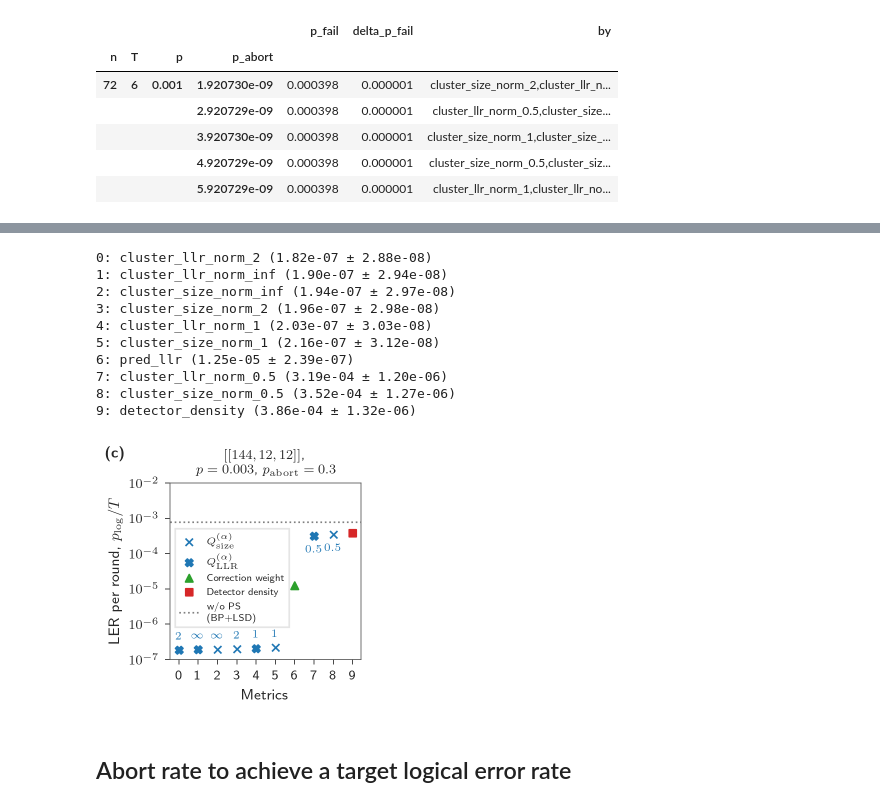
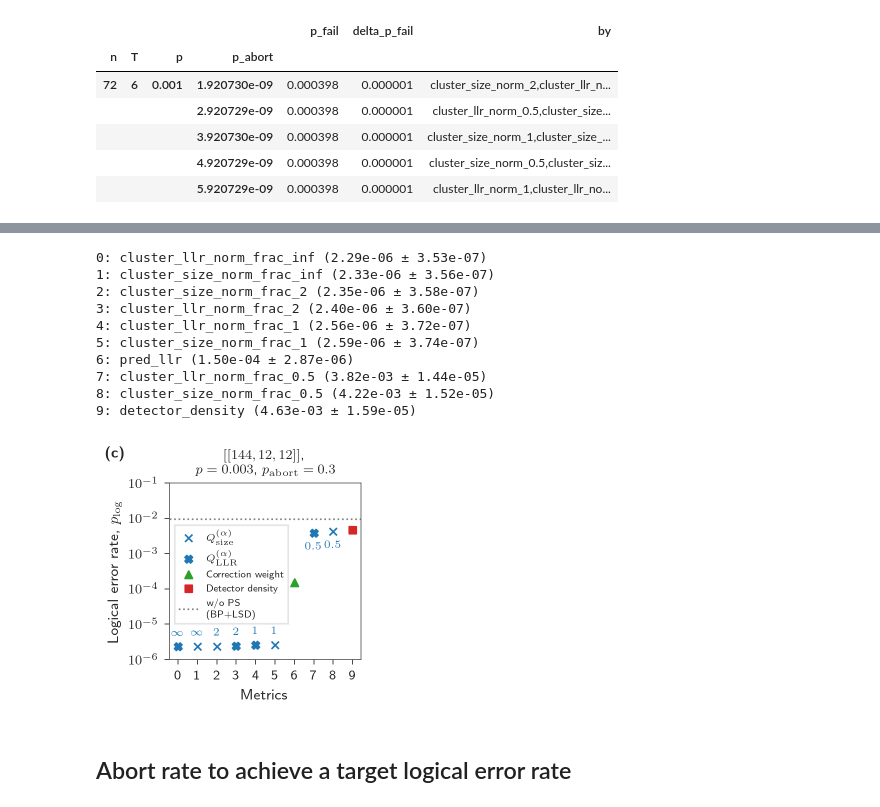
Before and after one commit to seokhyung-lee/ldpc-post-selection, a Jupyter notebook: simulations/analysis/notebooks/bb_code_analysis.ipynb, the cells around one changed output, grey strips where cells are left out. Cells and saved outputs as stored; diff of their text form; code cells hidden in the pictures.

```diff
--- a/simulations/analysis/notebooks/bb_code_analysis.ipynb
+++ b/simulations/analysis/notebooks/bb_code_analysis.ipynb
@@ -320,8 +345,8 @@ for by in ordered_keys:
 
     df_ps = df_ps.sort_values(by=p_abort_col)
     p_abort = df_ps[p_abort_col].values
-    p_fail = df_ps[p_fail_col].values / T
-    delta_p_fail = df_ps[delta_p_fail_col].values / T
+    p_fail = df_ps[p_fail_col].values
+    delta_p_fail = df_ps[delta_p_fail_col].values
     data_plots[by] = (p_abort, p_fail, delta_p_fail)
 # %%
 target = 0.3
@@ -339,7 +364,7 @@ by_to_exclude = [
 for by, (p_abort, p_fail, delta_p_fail) in data_plots.items():
     if by in by_to_exclude:
         continue
-    if "norm_gap" in by:
+    if "norm" in by and "frac" not in by:
         continue
     ind = np.where(p_abort <= target)[0]
     if len(ind):
@@ -443,9 +468,7 @@ for i, by in enumerate(by_sorted):
         legend_handles.append((group, handle))
         legend_labels.append((group, group_label))
 
-pfail_org = (
-    df_ps_dict["cluster_llr_norm_1"].loc[idx[n, T, p, :], "p_fail"].values[-1] / T
-)
+pfail_org = df_ps_dict["cluster_llr_norm_1"].loc[idx[n, T, p, :], "p_fail"].values[-1]
 
 line = ax.axhline(pfail_org, color="grey", linestyle=":", label="BP+LSD")
 
@@ -458,48 +481,48 @@ legend_handles.append((999, line))  # Use high number to put at end
 legend_labels.append((999, "w/o PS\n(BP+LSD)"))
 
 ax.set_title(
     rf"$[[144, 12, 12]]$," + "\n" + rf"$p = {p}$, $p_\mathrm{{abort}} = {target}$",
     fontsize=8,
 )
 ax.set_xticks(np.arange(len(by_sorted)))
 ax.set_xticklabels(np.arange(len(by_sorted)))
 ax.set_xlabel("Metrics")
-ax.set_ylabel(r"LER per round, $p_\mathrm{log} / T$")
+ax.set_ylabel(r"Logical error rate, $p_\mathrm{log}$")
 ax.set_yscale("log")
-ax.set_ylim(1e-7, 1e-2)
-ax.set_yticks(10.0 ** np.arange(-7, -1, 1))
+ax.set_ylim(1e-6, 1e-1)
+ax.set_yticks(10.0 ** np.arange(-6, 0, 1))
 
 ax.legend(
     [h[1] for h in legend_handles],
     [l[1] for l in legend_labels],
     loc="upper left",
-    bbox_to_anchor=(0, 0.77),
+    bbox_to_anchor=(0, 0.79),
     fontsize=6,
 )
 
 
 fig.text(
     0,
     1,
     r"\textbf{(c)}",
     in_layout=False,
     transform=fig.transFigure,
     verticalalignment="top",
 )
 
 plt.savefig("overleaf_figs/bb_code_metric_comparison.pdf")
 # %% [output]
-0: cluster_llr_norm_2 (1.82e-07 ± 2.88e-08)
-1: cluster_llr_norm_inf (1.90e-07 ± 2.94e-08)
-2: cluster_size_norm_inf (1.94e-07 ± 2.97e-08)
-3: cluster_size_norm_2 (1.96e-07 ± 2.98e-08)
-4: cluster_llr_norm_1 (2.03e-07 ± 3.03e-08)
-5: cluster_size_norm_1 (2.16e-07 ± 3.12e-08)
-6: pred_llr (1.25e-05 ± 2.39e-07)
-7: cluster_llr_norm_0.5 (3.19e-04 ± 1.20e-06)
-8: cluster_size_norm_0.5 (3.52e-04 ± 1.27e-06)
-9: detector_density (3.86e-04 ± 1.32e-06)
+0: cluster_llr_norm_frac_inf (2.29e-06 ± 3.53e-07)
+1: cluster_size_norm_frac_inf (2.33e-06 ± 3.56e-07)
+2: cluster_size_norm_frac_2 (2.35e-06 ± 3.58e-07)
+3: cluster_llr_norm_frac_2 (2.40e-06 ± 3.60e-07)
+4: cluster_llr_norm_frac_1 (2.56e-06 ± 3.72e-07)
+5: cluster_size_norm_frac_1 (2.59e-06 ± 3.74e-07)
+6: pred_llr (1.50e-04 ± 2.87e-06)
+7: cluster_llr_norm_frac_0.5 (3.82e-03 ± 1.44e-05)
+8: cluster_size_norm_frac_0.5 (4.22e-03 ± 1.52e-05)
+9: detector_density (4.63e-03 ± 1.59e-05)
-[figure, old version]
+[figure, new version]
 # %% [markdown]
 ## Abort rate to achieve a target logical error rate
 # %%
```
Also changed, not shown: parts of 6 cells of this notebook, 24 other files.
